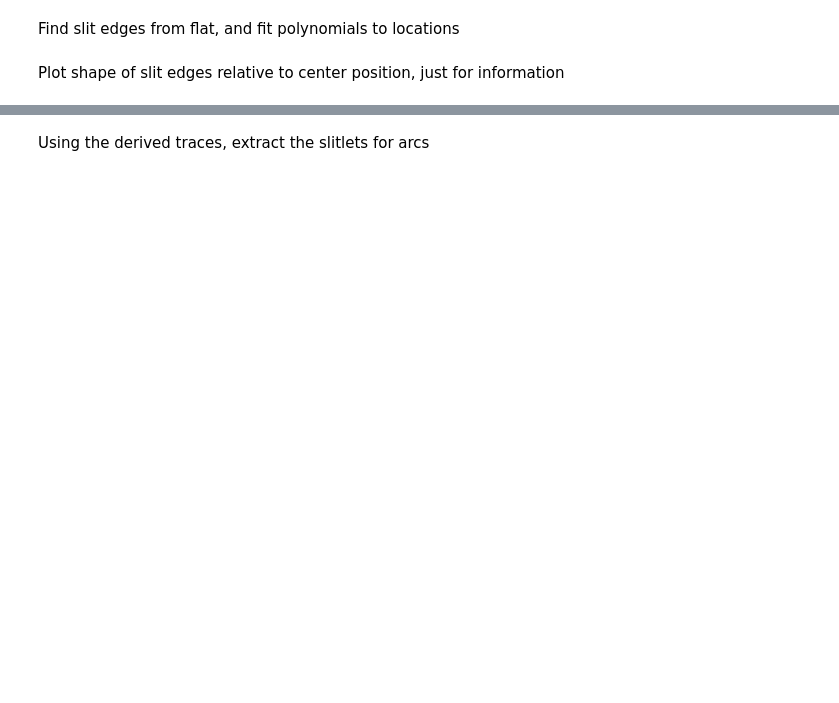
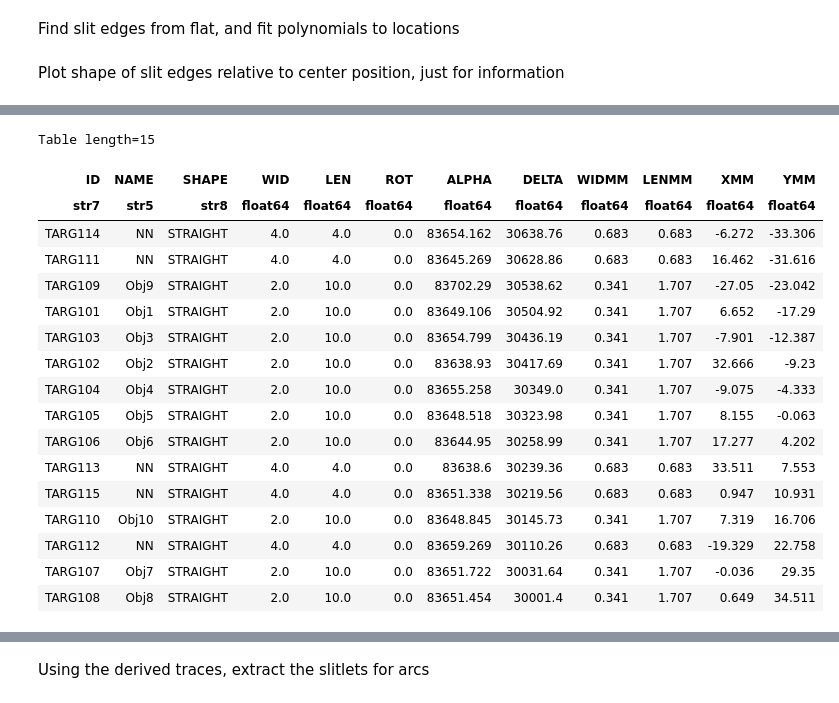
Before and after one commit to holtzmanjon/pyvista, a Jupyter notebook: doc/notebooks/slitmask.ipynb, the cells around one changed output, grey strips where cells are left out. Cells and saved outputs as stored; diff of their text form; code cells hidden in the pictures; blank space fills up the shorter version.

```diff
--- a/doc/notebooks/slitmask.ipynb
+++ b/doc/notebooks/slitmask.ipynb
@@ -218,0 +216,25 @@ for l in bottom :
+# %%
+kmsfile='eFEDS197_pointing2.1.kms'
+targets = slitmask.read_kms(kmsfile,sort='YMM')
+if len(targets) != len(bottom) :
+    print('ERROR, number of identified slits does not match number of targets')
+targets
+# %% [output]
+Table length=15
+| ID | NAME | SHAPE | WID | LEN | ROT | ALPHA | DELTA | WIDMM | LENMM | XMM | YMM |
+| str7 | str5 | str8 | float64 | float64 | float64 | float64 | float64 | float64 | float64 | float64 | float64 |
+| TARG114 | NN | STRAIGHT | 4.0 | 4.0 | 0.0 | 83654.162 | 30638.76 | 0.683 | 0.683 | -6.272 | -33.306 |
+| TARG111 | NN | STRAIGHT | 4.0 | 4.0 | 0.0 | 83645.269 | 30628.86 | 0.683 | 0.683 | 16.462 | -31.616 |
+| TARG109 | Obj9 | STRAIGHT | 2.0 | 10.0 | 0.0 | 83702.29 | 30538.62 | 0.341 | 1.707 | -27.05 | -23.042 |
+| TARG101 | Obj1 | STRAIGHT | 2.0 | 10.0 | 0.0 | 83649.106 | 30504.92 | 0.341 | 1.707 | 6.652 | -17.29 |
+| TARG103 | Obj3 | STRAIGHT | 2.0 | 10.0 | 0.0 | 83654.799 | 30436.19 | 0.341 | 1.707 | -7.901 | -12.387 |
+| TARG102 | Obj2 | STRAIGHT | 2.0 | 10.0 | 0.0 | 83638.93 | 30417.69 | 0.341 | 1.707 | 32.666 | -9.23 |
+| TARG104 | Obj4 | STRAIGHT | 2.0 | 10.0 | 0.0 | 83655.258 | 30349.0 | 0.341 | 1.707 | -9.075 | -4.333 |
+| TARG105 | Obj5 | STRAIGHT | 2.0 | 10.0 | 0.0 | 83648.518 | 30323.98 | 0.341 | 1.707 | 8.155 | -0.063 |
+| TARG106 | Obj6 | STRAIGHT | 2.0 | 10.0 | 0.0 | 83644.95 | 30258.99 | 0.341 | 1.707 | 17.277 | 4.202 |
+| TARG113 | NN | STRAIGHT | 4.0 | 4.0 | 0.0 | 83638.6 | 30239.36 | 0.683 | 0.683 | 33.511 | 7.553 |
+| TARG115 | NN | STRAIGHT | 4.0 | 4.0 | 0.0 | 83651.338 | 30219.56 | 0.683 | 0.683 | 0.947 | 10.931 |
+| TARG110 | Obj10 | STRAIGHT | 2.0 | 10.0 | 0.0 | 83648.845 | 30145.73 | 0.341 | 1.707 | 7.319 | 16.706 |
+| TARG112 | NN | STRAIGHT | 4.0 | 4.0 | 0.0 | 83659.269 | 30110.26 | 0.683 | 0.683 | -19.329 | 22.758 |
+| TARG107 | Obj7 | STRAIGHT | 2.0 | 10.0 | 0.0 | 83651.722 | 30031.64 | 0.341 | 1.707 | -0.036 | 29.35 |
+| TARG108 | Obj8 | STRAIGHT | 2.0 | 10.0 | 0.0 | 83651.454 | 30001.4 | 0.341 | 1.707 | 0.649 | 34.511 |
```
Also changed, not shown: parts of 30 cells of this notebook, 7 other files.
